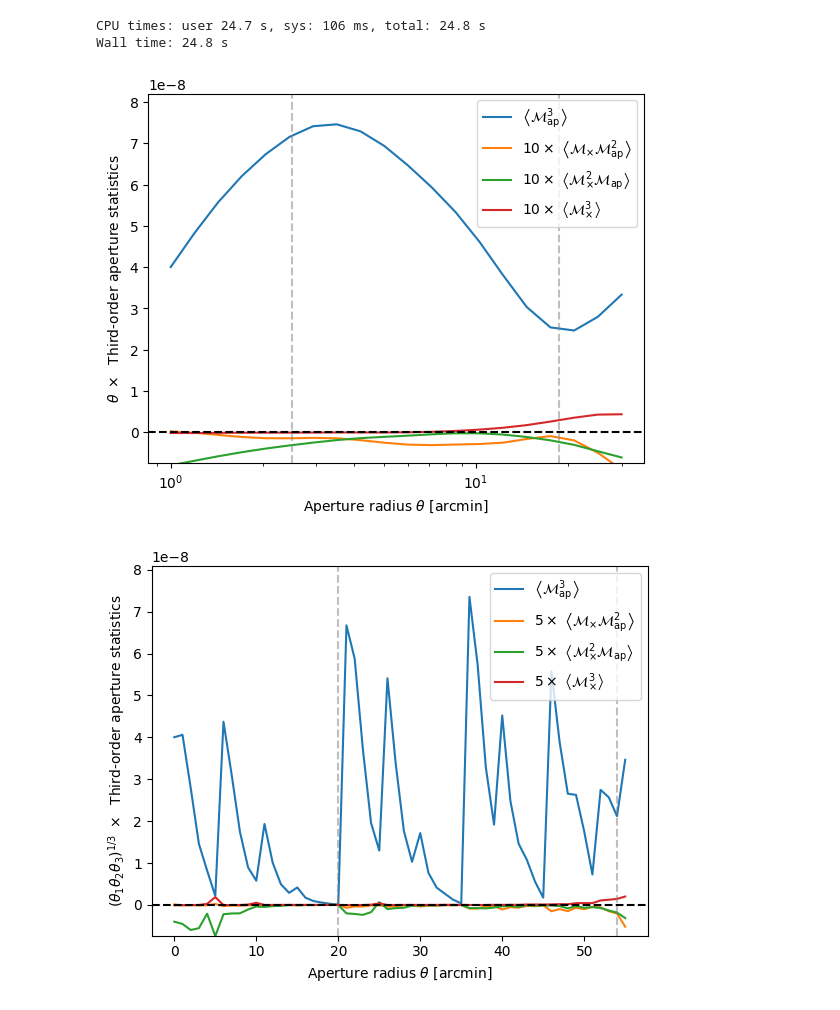
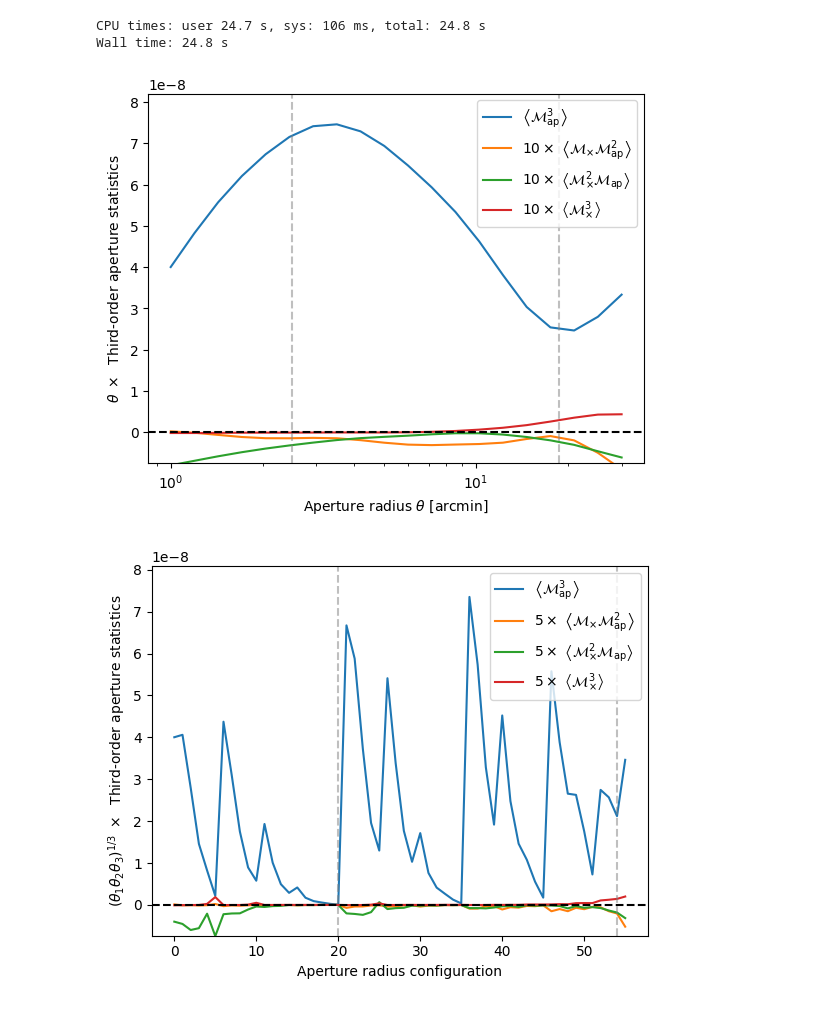
Before and after one commit to lporth93/orpheus, a Jupyter notebook: docs/source/notebooks/GGG_tutorial_basic.ipynb, the cells around one changed output. Cells and saved outputs as stored; diff of their text form; code cells hidden in the pictures.

```diff
--- a/docs/source/notebooks/GGG_tutorial_basic.ipynb
+++ b/docs/source/notebooks/GGG_tutorial_basic.ipynb
@@ -132,32 +132,32 @@ scaleP = 10 # Rescale the parity-violating-modes for better visualization
 plt.semilogx(mapradii,mapradii*map3[0,0].real, label=r"$\left\langle \mathcal{M}_{\rm ap}^3\right\rangle$")
 plt.semilogx(mapradii,mapradii*scaleP*np.mean(map3[[1,2,3],0].real,axis=0), label=r"$ %i \times \ \left\langle  \mathcal{M}_{\times} \mathcal{M}_{\rm ap}^2\right\rangle$"%scaleP)
 plt.semilogx(mapradii,mapradii*scaleB*np.mean(map3[[4,5,6],0].real,axis=0), label=r"$ %i \times \ \left\langle  \mathcal{M}_{\times}^2 \mathcal{M}_{\rm ap}\right\rangle$"%scaleB)
 plt.semilogx(mapradii,mapradii*scaleP*map3[7,0].real, label=r"$ %i \times \ \left\langle  \mathcal{M}_{\times}^3 \right\rangle$"%scaleP)
 plt.axvline(x=5*threepcf.min_sep, color="grey",alpha=0.5,ls="--")
 plt.axvline(x=0.125*threepcf.max_sep, color="grey",alpha=0.5,ls="--")
 plt.axhline(y=0,color="black",ls="--")
 plt.xlabel(r"Aperture radius $\theta$ [arcmin]")
 plt.ylabel(r"$\theta \ \times \ $ Third-order aperture statistics")
 plt.ylim(-.1*np.max(mapradii*map3[0,0].real),1.1*np.max(mapradii*map3[0,0].real))
 plt.legend(loc='upper right')
 plt.show()
 
 
 scaleB = 5 # Rescale the B-modes for better visualization
 scaleP = 5 # Rescale the parity-violating-modes for better visualization
 norm = np.array([np.prod(mapradii_multi[list(c)]) for c in combinations_with_replacement(range(len(mapradii_multi)), 3)])**(1./3.) # Our normalization, (theta1*theta2*theta3)^(1/3)
 plt.plot(np.arange(len(norm)),norm*map3_multi[0,0].real, label=r"$\left\langle \mathcal{M}_{\rm ap}^3\right\rangle$")
 plt.plot(np.arange(len(norm)),norm*scaleP*np.mean(map3_multi[[1,2,3],0].real,axis=0), label=r"$ %i \times \ \left\langle  \mathcal{M}_{\times} \mathcal{M}_{\rm ap}^2\right\rangle$"%scaleP)
 plt.plot(np.arange(len(norm)),norm*scaleB*np.mean(map3_multi[[4,5,6],0].real,axis=0), label=r"$ %i \times \ \left\langle  \mathcal{M}_{\times}^2 \mathcal{M}_{\rm ap}\right\rangle$"%scaleB)
 plt.plot(np.arange(len(norm)),norm*scaleP*map3_multi[7,0].real, label=r"$ %i \times \ \left\langle  \mathcal{M}_{\times}^3 \right\rangle$"%scaleP)
 plt.axvline(x=20, color="grey",alpha=0.5,ls="--")
 plt.axvline(x=54, color="grey",alpha=0.5,ls="--")
 plt.axhline(y=0,color="black",ls="--")
-plt.xlabel(r"Aperture radius $\theta$ [arcmin]")
+plt.xlabel(r"Aperture radius configuration")
 plt.ylabel(r"$(\theta_1 \theta_2 \theta_3)^{1/3} \ \times \ $ Third-order aperture statistics")
 plt.ylim(-.1*np.max(norm*map3_multi[0,0].real),1.1*np.max(norm*map3_multi[0,0].real))
 plt.legend(loc='upper right')
 plt.show()
 # %% [output]
 [figure]
-[figure, old version]
+[figure, new version]
```
Also changed, not shown: 3 other files.
